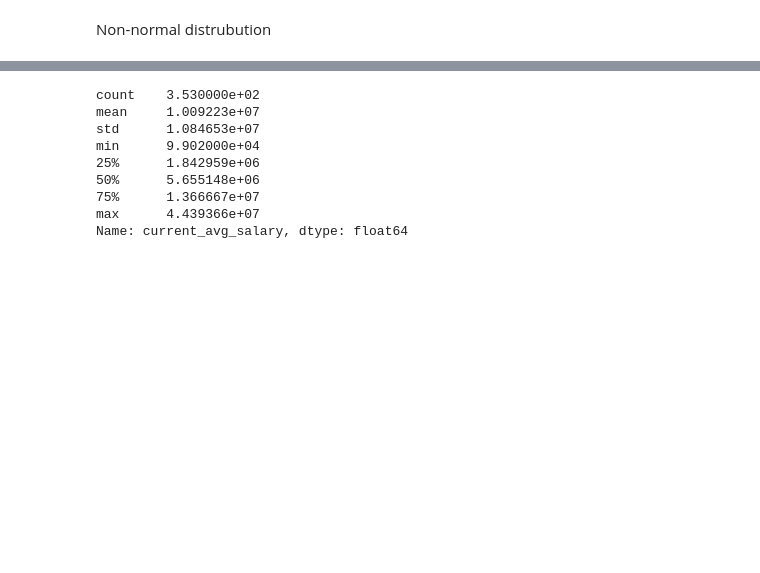
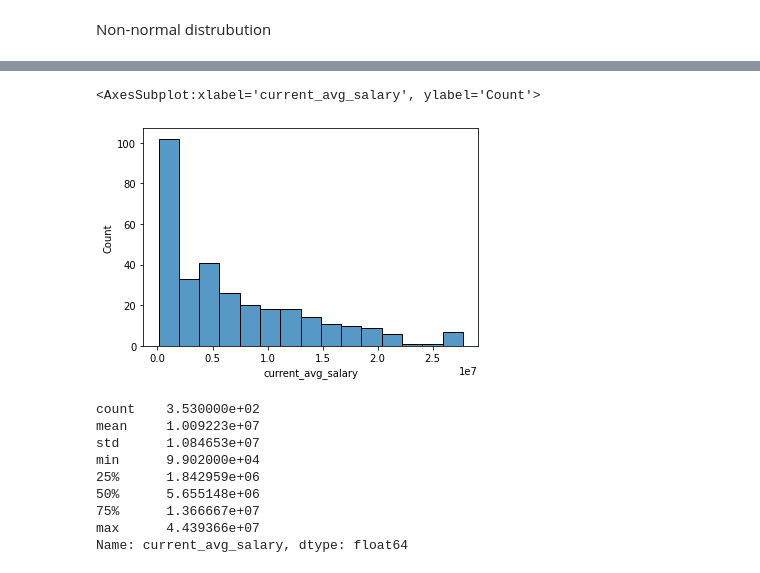
Before and after one commit to jinshuochen/Spring-Board-Capstone-Two, a Jupyter notebook: nba_player_salary/notebooks/03_exploratory_data_analysis.ipynb, the cells around one changed output, grey strips where cells are left out. Cells and saved outputs as stored; diff of their text form; code cells hidden in the pictures; blank space fills up the shorter version.

```diff
--- a/nba_player_salary/notebooks/03_exploratory_data_analysis.ipynb
+++ b/nba_player_salary/notebooks/03_exploratory_data_analysis.ipynb
@@ -64,3 +135,8 @@ Non-normal distrubution
+# %%
+sns.histplot(data=df_non_star, x="current_avg_salary", bins = 15)
+# %% [output]
+<AxesSubplot:xlabel='current_avg_salary', ylabel='Count'>
+[figure, added]
 # %%
 df['current_avg_salary'].describe()
 # %% [output]
```
Also changed, not shown: parts of 29 cells of this notebook, 8 other files.
